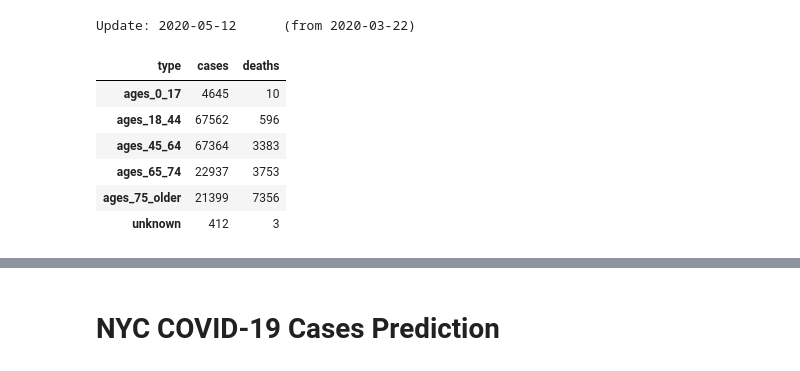
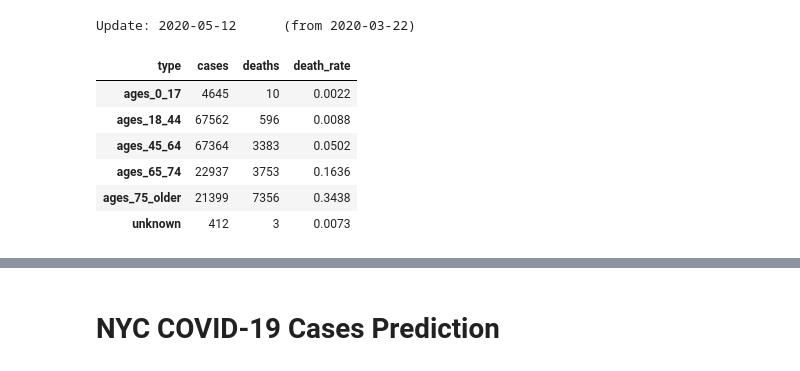
Before and after one commit to ArcZz/Nyc_Cov19_project, a Jupyter notebook: Part_1.ipynb, the cells around one changed output, grey strips where cells are left out. Saved outputs shown, nothing was run; the diff lists cells and outputs as text; code cells hidden in the pictures.

```diff
--- a/Part_1.ipynb
+++ b/Part_1.ipynb
@@ -313,15 +314,18 @@ Update: 2020-05-12      (from 2020-03-22)
 # %%
 # cases and deaths for age group
 # rearrange col and row
 cm = sns.light_palette("#ff7000", as_cmap = True)
 df1 = ageGroupUpdate.stack()
 df2 = df1.unstack(0)
+df2["death_rate"] = df2["deaths"] / df2["cases"]
+df2["death_rate"] = df2["death_rate"].apply(lambda x: '%.2f%%' % (x*100))
+df2["death_rate"] = df2["death_rate"].apply(lambda x: x.replace('%', '')).astype('float') / 100
 df2.style.background_gradient(cmap = cm)
 # %% [output]
-| type | cases | deaths |
-| ages_0_17 | 4645 | 10 |
-| ages_18_44 | 67562 | 596 |
-| ages_45_64 | 67364 | 3383 |
-| ages_65_74 | 22937 | 3753 |
-| ages_75_older | 21399 | 7356 |
-| unknown | 412 | 3 |
+| type | cases | deaths | death_rate |
+| ages_0_17 | 4645 | 10 | 0.0022 |
+| ages_18_44 | 67562 | 596 | 0.0088 |
+| ages_45_64 | 67364 | 3383 | 0.0502 |
+| ages_65_74 | 22937 | 3753 | 0.1636 |
+| ages_75_older | 21399 | 7356 | 0.3438 |
+| unknown | 412 | 3 | 0.0073 |
```
Also changed, not shown: parts of 2 cells of this notebook, 5 other files.
